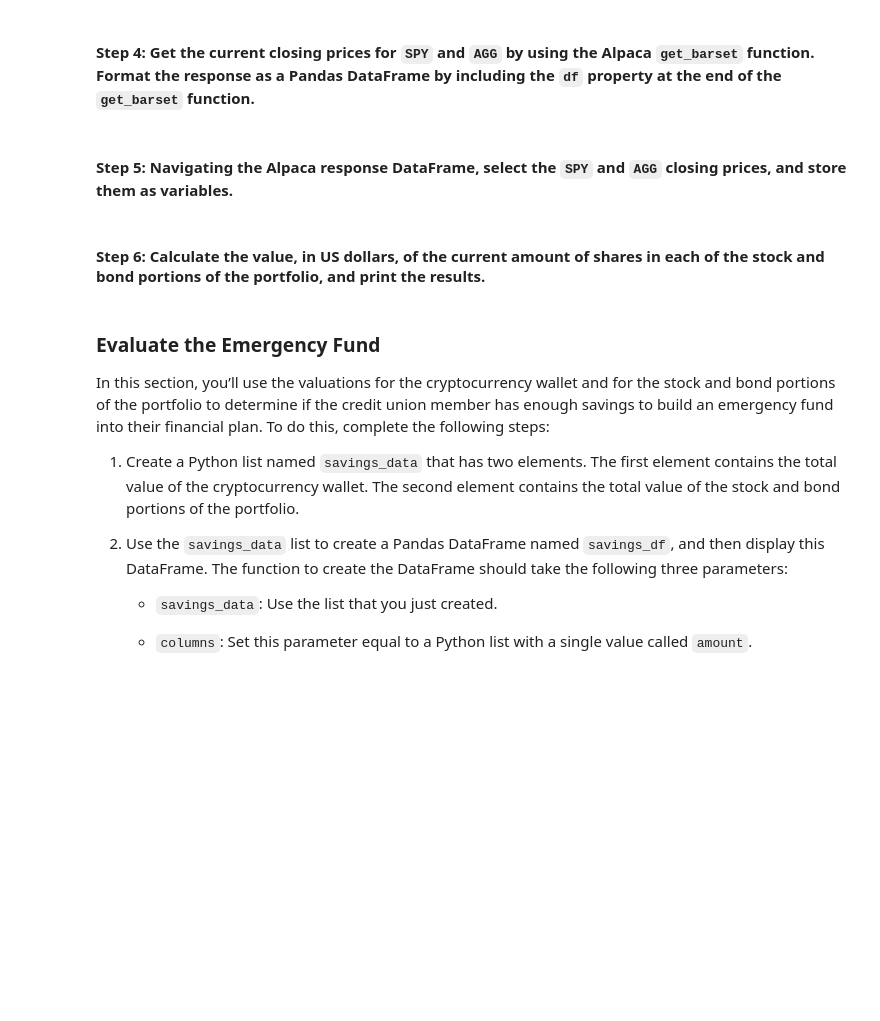
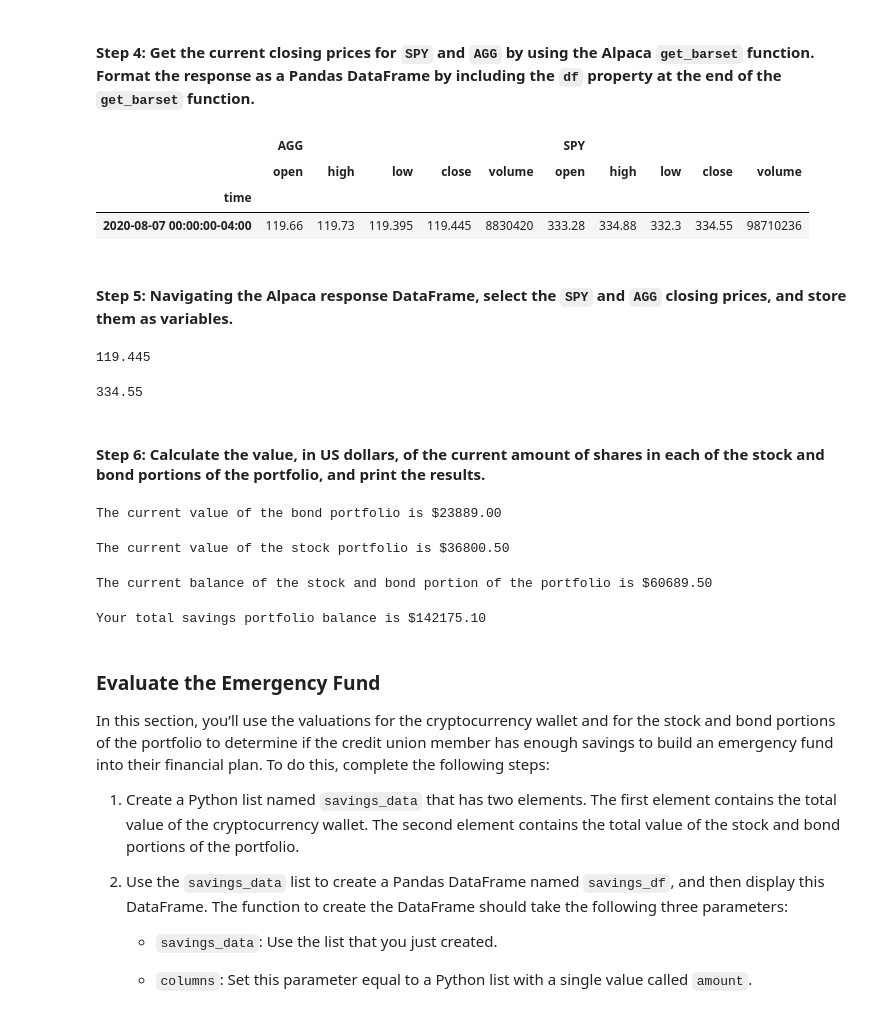
Before and after one commit to blandwhite/Challenge_5, a Jupyter notebook: Starter_Code/financial_planning_tools.ipynb, the cells around one changed output. Saved outputs shown, nothing was run; the diff lists cells and outputs as text; code cells hidden in the pictures; blank space fills up the shorter version.

```diff
--- a/Starter_Code/financial_planning_tools.ipynb
+++ b/Starter_Code/financial_planning_tools.ipynb
@@ -187,11 +187,15 @@ agg_shares = 200
 #### Step 2: Set the variables for the Alpaca API and secret keys. Using the Alpaca SDK, create the Alpaca `tradeapi.REST` object. In this object, include the parameters for the Alpaca API key, the secret key, and the version number.
 # %%
 # Set the variables for the Alpaca API and secret keys
-# YOUR CODE HERE
-# YOUR CODE HERE
+alpaca_api_key = os.getenv('ALPACA_API_KEY')
+alpaca_secret_key = os.getenv('ALPACA_SECRET_KEY')
 
 # Create the Alpaca tradeapi.REST object
-# YOUR CODE HERE
+alpaca = tradeapi.REST(
+    alpaca_api_key,
+    alpaca_secret_key,
+    api_version='v2'
+)
 # %% [markdown]
 #### Step 3: Set the following parameters for the Alpaca API call:
 
@@ -202,69 +206,91 @@ agg_shares = 200
 - `start_date` and `end_date`: Use the same date for these parameters, and format them with the date of the previous weekday (or `2020-08-07`). This is because you want the one closing price for the most-recent trading day.
 # %%
 # Set the tickers for both the bond and stock portion of the portfolio
-# YOUR CODE HERE
+tickers = ['SPY', 'AGG']
 
 # Set timeframe to 1D
-# YOUR CODE HERE
+timeframe = '1D'
 
 # Format current date as ISO format
 # Set both the start and end date at the date of your prior weekday
 # This will give you the closing price of the previous trading day
 # Alternatively you can use a start and end date of 2020-08-07
-# YOUR CODE HERE
-# YOUR CODE HERE
+start_date = pd.Timestamp('2020-08-07', tz='America/New_York').isoformat()
+end_date = pd.Timestamp('2020-08-07', tz='America/New_York').isoformat()
 # %% [markdown]
 #### Step 4: Get the current closing prices for `SPY` and `AGG` by using the Alpaca `get_barset` function. Format the response as a Pandas DataFrame by including the `df` property at the end of the `get_barset` function.
 # %%
 # Use the Alpaca get_barset function to get current closing prices the portfolio
 # Be sure to set the `df` property after the function to format the response object as a DataFrame
-# YOUR CODE HERE
+df_portfolio = alpaca.get_barset(
+    tickers,
+    timeframe,
+    start=start_date,
+    end=end_date
+).df
 
 # Review the first 5 rows of the Alpaca DataFrame
-# YOUR CODE HERE
+df_portfolio.head()
+# %% [output]
+|  | AGG |  |  |  |  | SPY |  |  |  |  |
+|  | open | high | low | close | volume | open | high | low | close | volume |
+| time |  |  |  |  |  |  |  |  |  |  |
+| 2020-08-07 00:00:00-04:00 | 119.66 | 119.73 | 119.395 | 119.445 | 8830420 | 333.28 | 334.88 | 332.3 | 334.55 | 98710236 |
 # %% [markdown]
 #### Step 5: Navigating the Alpaca response DataFrame, select the `SPY` and `AGG` closing prices, and store them as variables.
 # %%
 # Access the closing price for AGG from the Alpaca DataFrame
 # Converting the value to a floating point number
-agg_close_price = # YOUR CODE HERE
+agg_close_price = float(df_portfolio['AGG']['close'])
 
 # Print the AGG closing price
-# YOUR CODE HERE
+print(agg_close_price)
+# %% [output]
+119.445
 # %%
 # Access the closing price for SPY from the Alpaca DataFrame
 # Converting the value to a floating point number
-spy_close_price = # YOUR CODE HERE
+spy_close_price = float(df_portfolio['SPY']['close'])
 
 # Print the SPY closing price
-# YOUR CODE HERE
+print(spy_close_price)
+# %% [output]
+334.55
 # %% [markdown]
 #### Step 6: Calculate the value, in US dollars, of the current amount of shares in each of the stock and bond portions of the portfolio, and print the results.
 # %%
 # Calculate the current value of the bond portion of the portfolio
-agg_value = # YOUR CODE HERE
+agg_value = agg_close_price * agg_shares
 
 # Print the current value of the bond portfolio
-# YOUR CODE HERE
+print(f'The current value of the bond portfolio is ${agg_value:.2f}')
+# %% [output]
+The current value of the bond portfolio is $23889.00
 # %%
 # Calculate the current value of the stock portion of the portfolio
-spy_value = # YOUR CODE HERE
+spy_value = spy_close_price * spy_shares
 
 # Print the current value of the stock portfolio
-# YOUR CODE HERE
+print(f'The current value of the stock portfolio is ${spy_value:.2f}')
+# %% [output]
+The current value of the stock portfolio is $36800.50
 # %%
 # Calculate the total value of the stock and bond portion of the portfolio
-total_stocks_bonds = # YOUR CODE HERE
+total_stocks_bonds = agg_value + spy_value
 
 # Print the current balance of the stock and bond portion of the portfolio
-# YOUR CODE HERE
+print(f'The current balance of the stock and bond portion of the portfolio is ${total_stocks_bonds:.2f}')
+# %% [output]
+The current balance of the stock and bond portion of the portfolio is $60689.50
 # %%
 # Calculate the total value of the member's entire savings portfolio
 # Add the value of the cryptocurrency walled to the value of the total stocks and bonds
-total_portfolio = # YOUR CODE HERE
+total_portfolio = total_crypto_wallet + total_stocks_bonds
 
-# Print current cryptocurrency wallet balance
-# YOUR CODE HERE
+# Print current total value of the member's entire savings portfolio
+print(f'Your total savings portfolio balance is ${total_portfolio:.2f}')
+# %% [output]
+Your total savings portfolio balance is $142175.10
 # %% [markdown]
 ### Evaluate the Emergency Fund
 
```
Also changed, not shown: parts of 11 cells of this notebook, 2 other files.
